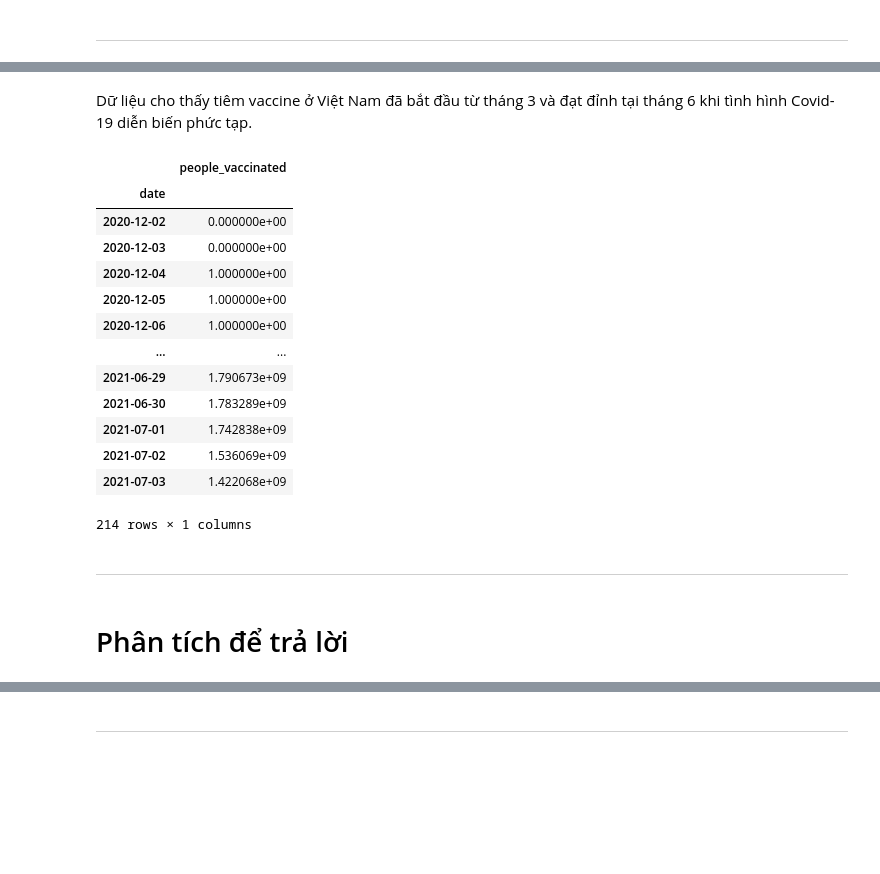
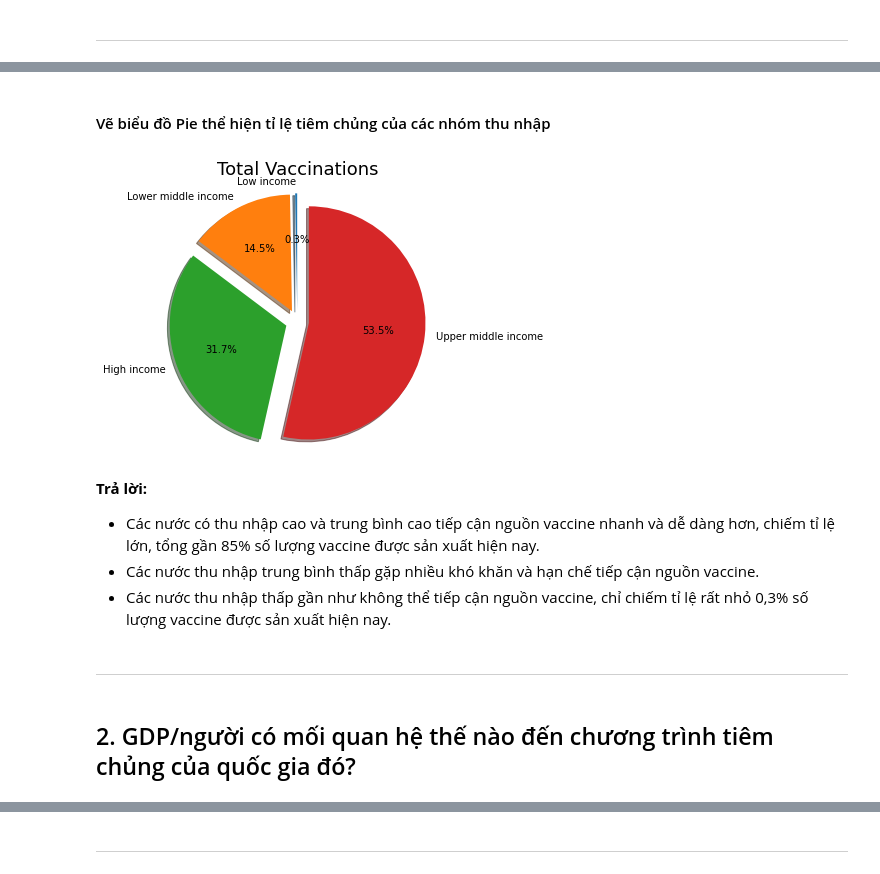
Before and after one commit to FinalProject-P4DS/FinalProject-P4DS, a Jupyter notebook: Final_Project-P4DS.ipynb, the cells around one changed output, grey strips where cells are left out. Drawn from its saved outputs; the diff is of its cells as text; code cells hidden in the pictures; blank space fills up the shorter version.

```diff
--- a/Final_Project-P4DS.ipynb
+++ b/Final_Project-P4DS.ipynb
@@ -370,6 +330,8 @@ Vaccine đã tiếp cận được với 211 quốc gia
 # %%
-people_vaccinated = national_vacc[['date', 'people_vaccinated']]
-people_vaccinated_2021 = people_vaccinated[people_vaccinated['date'].dt.year == 2021]
-
-num_vaccinations_each_month = people_vaccinated_2021.resample('M', on='date').sum()
-num_vaccinations_each_month
+# Chuẩn bị df_pie để vẽ biểu đồ Pie
+cur_date= pd.to_datetime('2021/07/01', format='%Y/%m/%d')
+filter1= income_vacc['date']==cur_date
+df_filter = income_vacc[filter1]
+df_pie=df_filter[['location','total_vaccinations']].sort_values(by =['total_vaccinations'], ascending = True)
+df_pie.reset_index(inplace=True)
+df_pie.drop(columns='index',inplace=True)
@@ -608,26 +338,25 @@ vietnam_vaccinations_each_month.sort_index().plot.line(marker='o', xlabel="Month
-# %% [markdown]
-Dữ liệu cho thấy tiêm vaccine ở Việt Nam đã bắt đầu từ tháng 3 và đạt đỉnh tại tháng 6 khi tình hình Covid-19 diễn biến phức tạp.
-# %%
-people_vaccinated = national_vacc[['date', 'people_vaccinated']]
-
-num_vaccinations_each_month = people_vaccinated.resample('D', on='date').sum()
-num_vaccinations_each_month
-# %% [output]
-|  | people_vaccinated |
-| date |  |
-| 2020-12-02 | 0.000000e+00 |
-| 2020-12-03 | 0.000000e+00 |
-| 2020-12-04 | 1.000000e+00 |
-| 2020-12-05 | 1.000000e+00 |
-| 2020-12-06 | 1.000000e+00 |
-| ... | ... |
-| 2021-06-29 | 1.790673e+09 |
-| 2021-06-30 | 1.783289e+09 |
-| 2021-07-01 | 1.742838e+09 |
-| 2021-07-02 | 1.536069e+09 |
-| 2021-07-03 | 1.422068e+09 |
-214 rows × 1 columns
-# %% [markdown]
----
-# %% [markdown]
-# Phân tích để trả lời
+# %% [markdown]
+#### Vẽ biểu đồ Pie thể hiện tỉ lệ tiêm chủng của các nhóm thu nhập
+# %%
+# Vẽ biểu đồ
+plt.rcParams['figure.figsize'] = (5, 5)
+labels = df_pie.location
+sizes=df_pie['total_vaccinations']
+explode = np.full((4), 0.1)
+fig1, ax1 = plt.subplots()
+ax1.pie(sizes, labels=labels, autopct='%1.1f%%',explode = explode,
+    shadow=True, startangle=90)
+ax1.axis('equal')  # Equal aspect ratio ensures that pie is drawn as a circle.
+ax1.set_title('Total Vaccinations', fontsize = 18)
+plt.show()
+# %% [output]
+[figure, added]
+# %% [markdown]
+**Trả lời:**
+- Các nước có thu nhập cao và trung bình cao tiếp cận nguồn vaccine nhanh và dễ dàng hơn, chiếm tỉ lệ lớn, tổng gần 85% số lượng vaccine được sản xuất hiện nay.
+- Các nước thu nhập trung bình thấp gặp nhiều khó khăn và hạn chế tiếp cận nguồn vaccine.
+- Các nước thu nhập thấp gần như không thể tiếp cận nguồn vaccine, chỉ chiếm tỉ lệ rất nhỏ 0,3% số lượng vaccine được sản xuất hiện nay.
+# %% [markdown]
+---
+# %% [markdown]
+## 2. GDP/người có mối quan hệ thế nào đến chương trình tiêm chủng của quốc gia đó?
```
Also changed, not shown: parts of 97 cells of this notebook.
